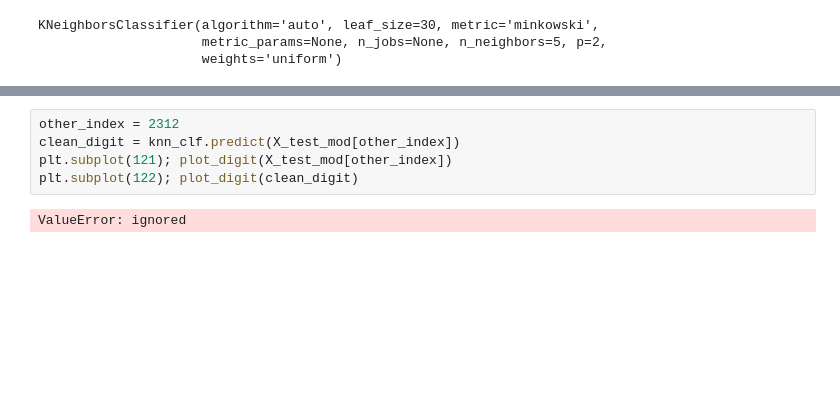
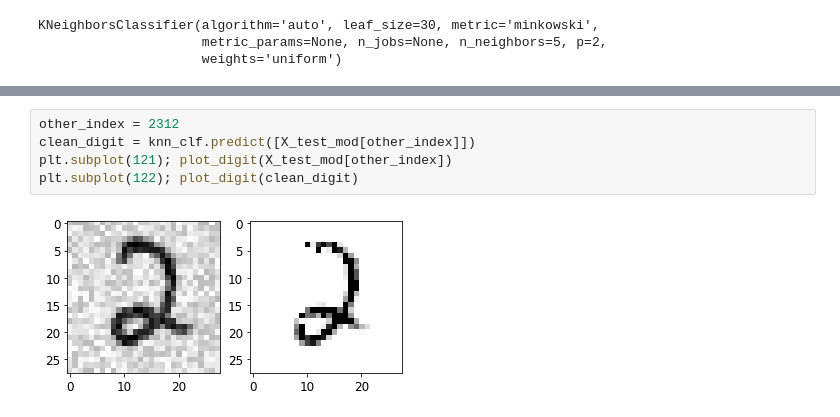
Before and after one commit to GuillaumeRoeder/Data-science-discover-project, a Jupyter notebook: workshop3-estimators.ipynb, the cells around one changed output, grey strips where cells are left out. Cells and saved outputs as stored; diff of their text form; blank space fills up the shorter version.

```diff
--- a/workshop3-estimators.ipynb
+++ b/workshop3-estimators.ipynb
@@ -784,7 +763,7 @@ ValueError: ignored
 # %%
 other_index = 2312
-clean_digit = knn_clf.predict(X_test_mod[other_index])
+clean_digit = knn_clf.predict([X_test_mod[other_index]])
 plt.subplot(121); plot_digit(X_test_mod[other_index])
 plt.subplot(122); plot_digit(clean_digit)
 # %% [output]
-ValueError: ignored
+[figure, added]
```
Also changed, not shown: parts of 15 cells of this notebook, 2 other files.
